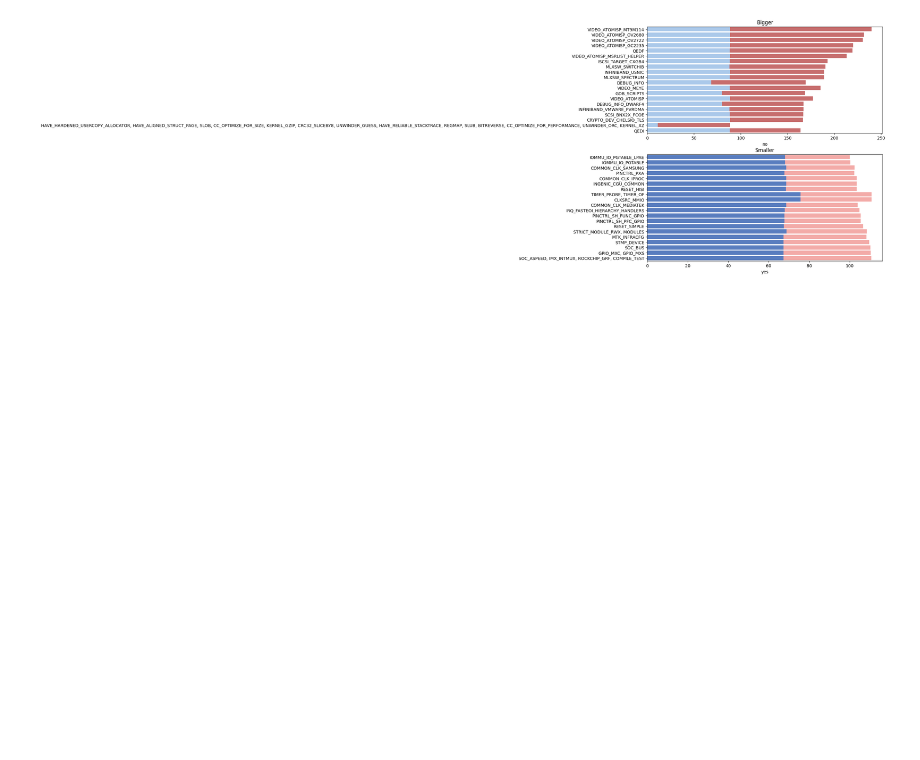
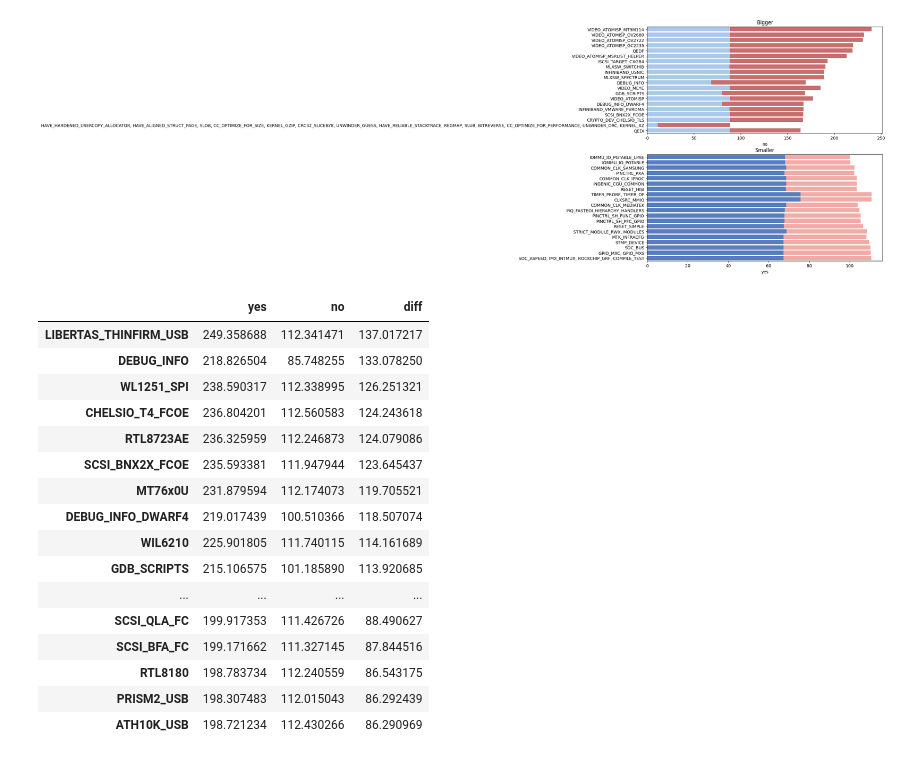
Before and after one commit to TuxML/tuxai, a Jupyter notebook: notebooks/2023_02_10.ipynb, the cells around one changed output. Saved outputs shown, nothing was run; the diff lists cells and outputs as text; code cells hidden in the pictures; blank space fills up the shorter version.

```diff
--- a/notebooks/2023_02_10.ipynb
+++ b/notebooks/2023_02_10.ipynb
@@ -219,3 +219,24 @@ plot_sizes(415, 20)
 plot_sizes(508, 20)
 # %% [output]
 [figure]
+# %%
+df = pd.DataFrame.from_dict(get_sizes(507), orient="index").sort_values("diff", ascending=False)
+df.head(50)
+# %% [output]
+|  | yes | no | diff |
+| LIBERTAS_THINFIRM_USB | 249.358688 | 112.341471 | 137.017217 |
+| DEBUG_INFO | 218.826504 | 85.748255 | 133.078250 |
+| WL1251_SPI | 238.590317 | 112.338995 | 126.251321 |
+| CHELSIO_T4_FCOE | 236.804201 | 112.560583 | 124.243618 |
+| RTL8723AE | 236.325959 | 112.246873 | 124.079086 |
+| SCSI_BNX2X_FCOE | 235.593381 | 111.947944 | 123.645437 |
+| MT76x0U | 231.879594 | 112.174073 | 119.705521 |
+| DEBUG_INFO_DWARF4 | 219.017439 | 100.510366 | 118.507074 |
+| WIL6210 | 225.901805 | 111.740115 | 114.161689 |
+| GDB_SCRIPTS | 215.106575 | 101.185890 | 113.920685 |
+| ... | ... | ... | ... |
+| SCSI_QLA_FC | 199.917353 | 111.426726 | 88.490627 |
+| SCSI_BFA_FC | 199.171662 | 111.327145 | 87.844516 |
+| RTL8180 | 198.783734 | 112.240559 | 86.543175 |
+| PRISM2_USB | 198.307483 | 112.015043 | 86.292439 |
+| ATH10K_USB | 198.721234 | 112.430266 | 86.290969 |
```
Also changed, not shown: parts of 10 cells of this notebook, 6 other files.
